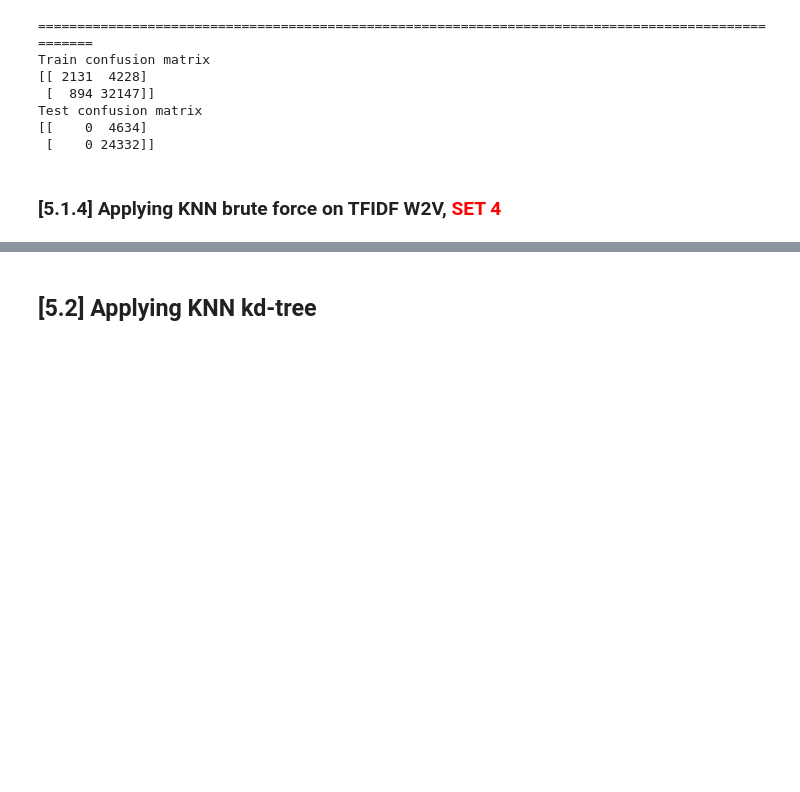
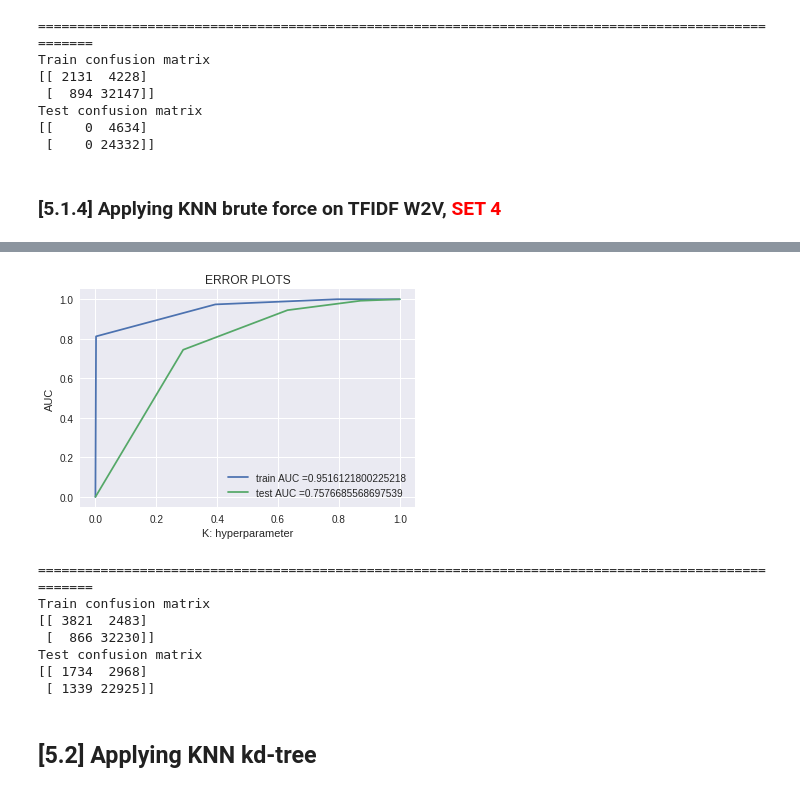
Before and after one commit to gopalkalpande/Assignments_ML, a Jupyter notebook: KNN.ipynb, the cells around one changed output, grey strips where cells are left out. Saved outputs shown, nothing was run; the diff lists cells and outputs as text; code cells hidden in the pictures; blank space fills up the shorter version.

```diff
--- a/KNN.ipynb
+++ b/KNN.ipynb
@@ -1148,3 +1187,41 @@ X_test_tfidf_w2v = tfidf_sent_vectors
+# %%
+best_k = 3
+# %%
+from sklearn.metrics import roc_curve, auc
+
+
+neigh = KNeighborsClassifier(n_neighbors=best_k, algorithm = 'brute')
+neigh.fit(X_train_tfidf_w2v, y_train)
+# roc_auc_score(y_true, y_score) the 2nd parameter should be probability estimates of the positive class
+# not the predicted outputs
+
+train_fpr, train_tpr, thresholds = roc_curve(y_train, neigh.predict_proba(X_train_tfidf_w2v)[:,1])
+test_fpr, test_tpr, thresholds = roc_curve(y_test, neigh.predict_proba(X_test_tfidf_w2v)[:,1])
+
+plt.plot(train_fpr, train_tpr, label="train AUC ="+str(auc(train_fpr, train_tpr)))
+plt.plot(test_fpr, test_tpr, label="test AUC ="+str(auc(test_fpr, test_tpr)))
+plt.legend()
+plt.xlabel("K: hyperparameter")
+plt.ylabel("AUC")
+plt.title("ERROR PLOTS")
+plt.show()
+
+print("="*100)
+
+from sklearn.metrics import confusion_matrix
+print("Train confusion matrix")
+print(confusion_matrix(y_train, neigh.predict(X_train_tfidf_w2v)))
+print("Test confusion matrix")
+print(confusion_matrix(y_test, neigh.predict(X_test_tfidf_w2v)))
+# %% [output]
+[figure, added]
+====================================================================================================
+Train confusion matrix
+[[ 3821  2483]
+ [  866 32230]]
+Test confusion matrix
+[[ 1734  2968]
+ [ 1339 22925]]
 # %% [markdown]
 ## [5.2] Applying KNN kd-tree
 # %% [markdown]
```
Also changed, not shown: parts of 5 cells of this notebook.
